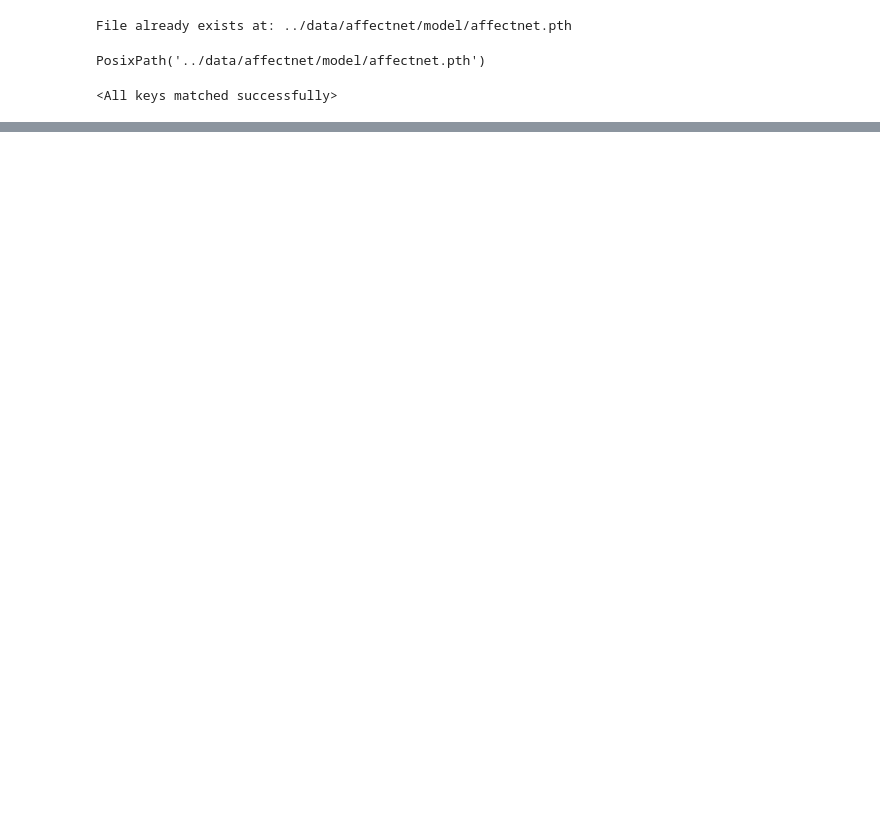
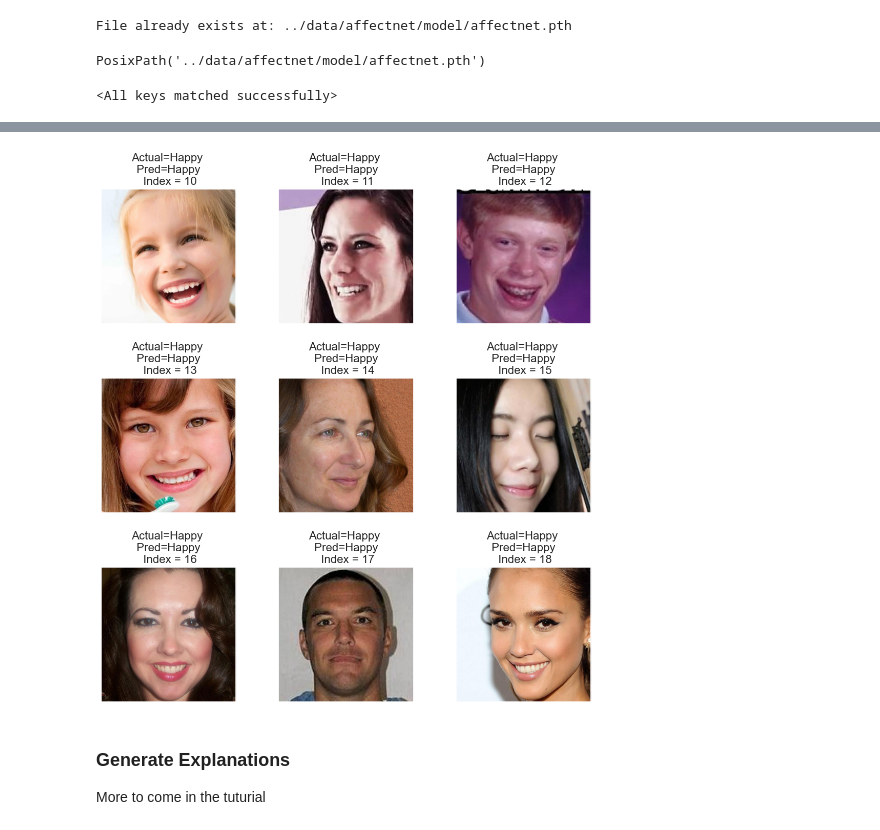
Before and after one commit to davidsjohnson/wise24_xai_ac, a Jupyter notebook: notebooks/tutorial_image_xai.ipynb, the cells around one changed output, grey strips where cells are left out. Cells and saved outputs as stored; diff of their text form; code cells hidden in the pictures; blank space fills up the shorter version.

```diff
--- a/notebooks/tutorial_image_xai.ipynb
+++ b/notebooks/tutorial_image_xai.ipynb
@@ -117,5 +217,5 @@ NameError: name 'y_test_true' is not defined
 # %%
-# Setup Data from AffectNet Deep Learning Model
+# Setup XAI Data from AffectNet Deep Learning Model
 TRAIN_MEAN = [0.485, 0.456, 0.406]
 TRAIN_STD = [0.229, 0.224, 0.225]
 
@@ -127,4 +227,4 @@ test_transform = transforms.Compose([
 
 data_dir = Path('../data/affectnet/val_class')
 dataset = datasets.ImageFolder(root=data_dir, transform=test_transform)
-dataloader = DataLoader(dataset, batch_size=32, shuffle=False)
+dataloader = DataLoader(dataset, batch_size=80, shuffle=False)
@@ -150,4 +256,9 @@ model.load_state_dict(torch.load(ckpt_path, map_location='cpu'))
 inverse_weights = torch.from_numpy(1.0/np.array([74874, 134415, 25459, 14090, 6378, 3803, 24882, 3750])).type(torch.float32)
 loss = torch.nn.CrossEntropyLoss(weight=inverse_weights)
 _, _, preds, probs = evaluate.evaluate_model(model, dataloader, loss, device='cpu')
+
+# store predictions in the XAI dataframe
+df_xai['cnn_pred'] = preds
+# validate stored preds
+(df_xai['class'] == df_xai['cnn_pred']).mean()
 # %% [output]
@@ -154,0 +273,9 @@ Evaluation Loss: 1.2141, Evaluation Accuracy: 0.5875
+# %%
+start=10
+img_utils.display_nine_images(images, df_xai['class'], df_xai['cnn_pred'], start)
+# %% [output]
+[figure, added]
+# %% [markdown]
+### Generate Explanations
+
+More to come in the tuturial
```
Also changed, not shown: parts of 29 cells of this notebook, 2 other files.
